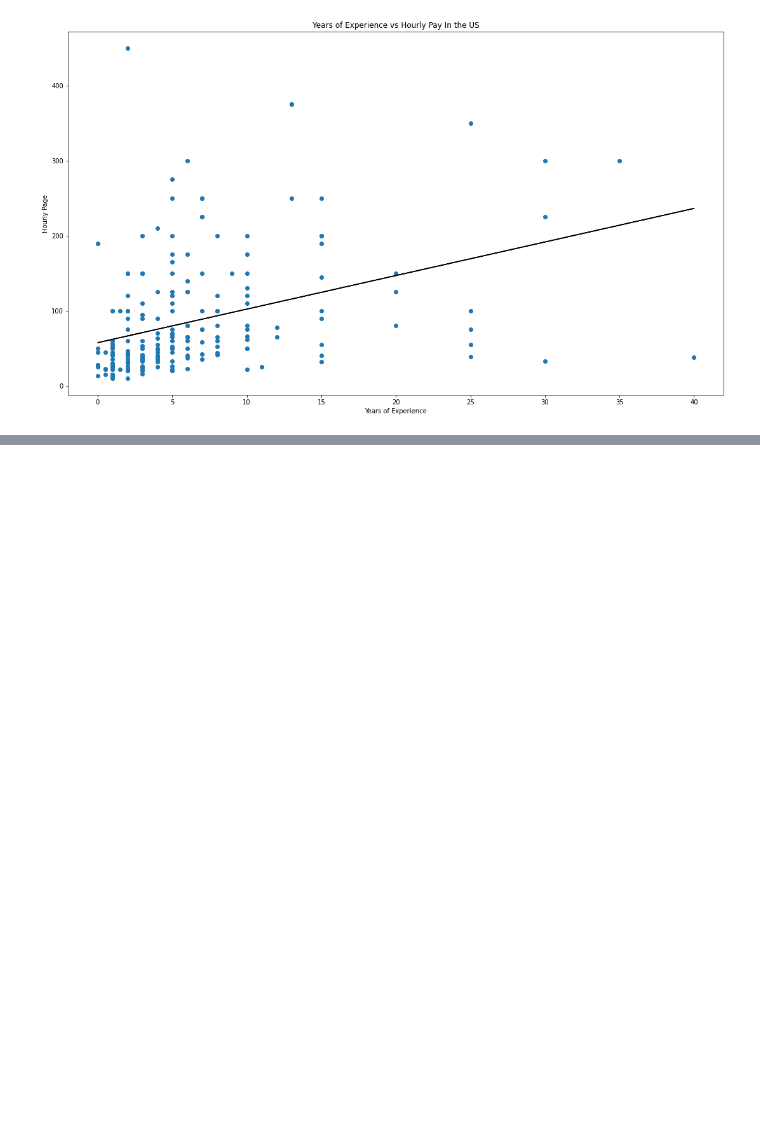
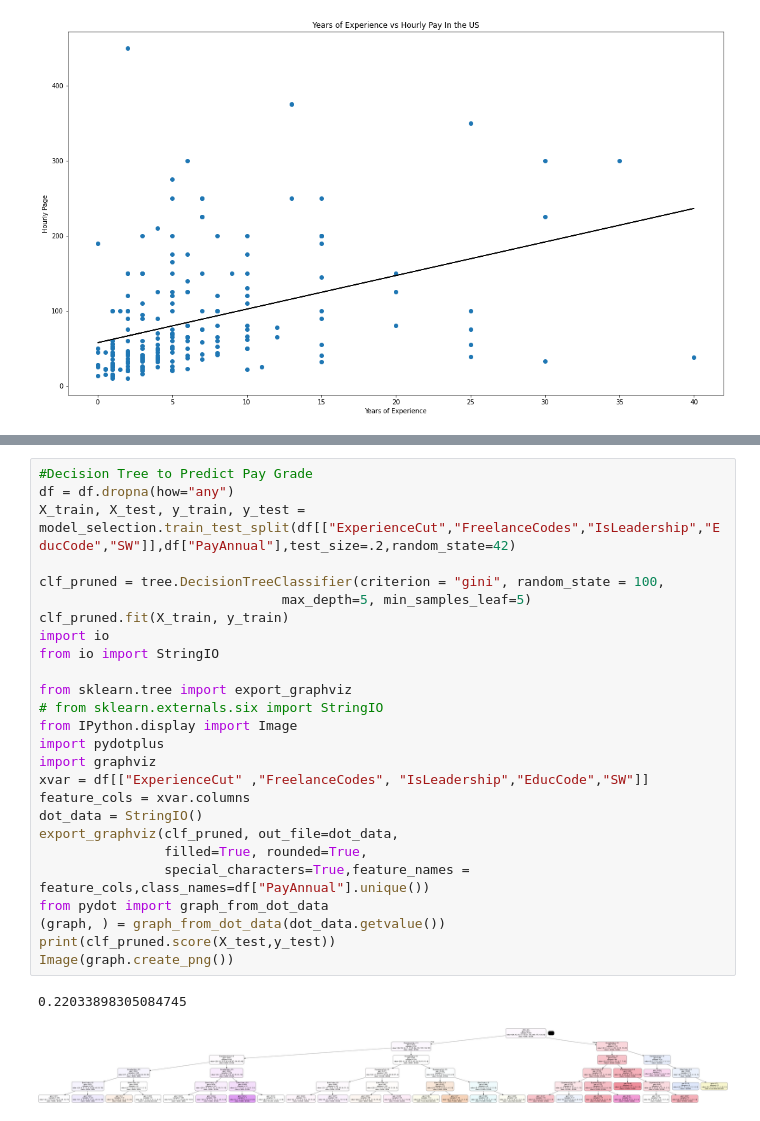
Before and after one commit to kale0009/2clap, a Jupyter notebook: CodeBase/Explore.ipynb, the cells around one changed output, grey strips where cells are left out. Saved outputs shown, nothing was run; the diff lists cells and outputs as text; blank space fills up the shorter version.

Commit message:
Updated Cleaned Data

```diff
--- a/CodeBase/Explore.ipynb
+++ b/CodeBase/Explore.ipynb
@@ -99,0 +111,29 @@ AttributeError: module 'sklearn' has no attribute 'linear_model'
+# %%
+#Decision Tree to Predict Pay Grade
+df = df.dropna(how="any")
+X_train, X_test, y_train, y_test = model_selection.train_test_split(df[["ExperienceCut","FreelanceCodes","IsLeadership","EducCode","SW"]],df["PayAnnual"],test_size=.2,random_state=42)
+
+clf_pruned = tree.DecisionTreeClassifier(criterion = "gini", random_state = 100,
+                               max_depth=5, min_samples_leaf=5)
+clf_pruned.fit(X_train, y_train)
+import io
+from io import StringIO
+
+from sklearn.tree import export_graphviz
+# from sklearn.externals.six import StringIO
+from IPython.display import Image
+import pydotplus
+import graphviz
+xvar = df[["ExperienceCut" ,"FreelanceCodes", "IsLeadership","EducCode","SW"]]
+feature_cols = xvar.columns
+dot_data = StringIO()
+export_graphviz(clf_pruned, out_file=dot_data,
+                filled=True, rounded=True,
+                special_characters=True,feature_names = feature_cols,class_names=df["PayAnnual"].unique())
+from pydot import graph_from_dot_data
+(graph, ) = graph_from_dot_data(dot_data.getvalue())
+print(clf_pruned.score(X_test,y_test))
+Image(graph.create_png())
+# %% [output]
+0.22033898305084745
+[figure, added]
```
Also changed, not shown: parts of 3 cells of this notebook, 2 other files.
